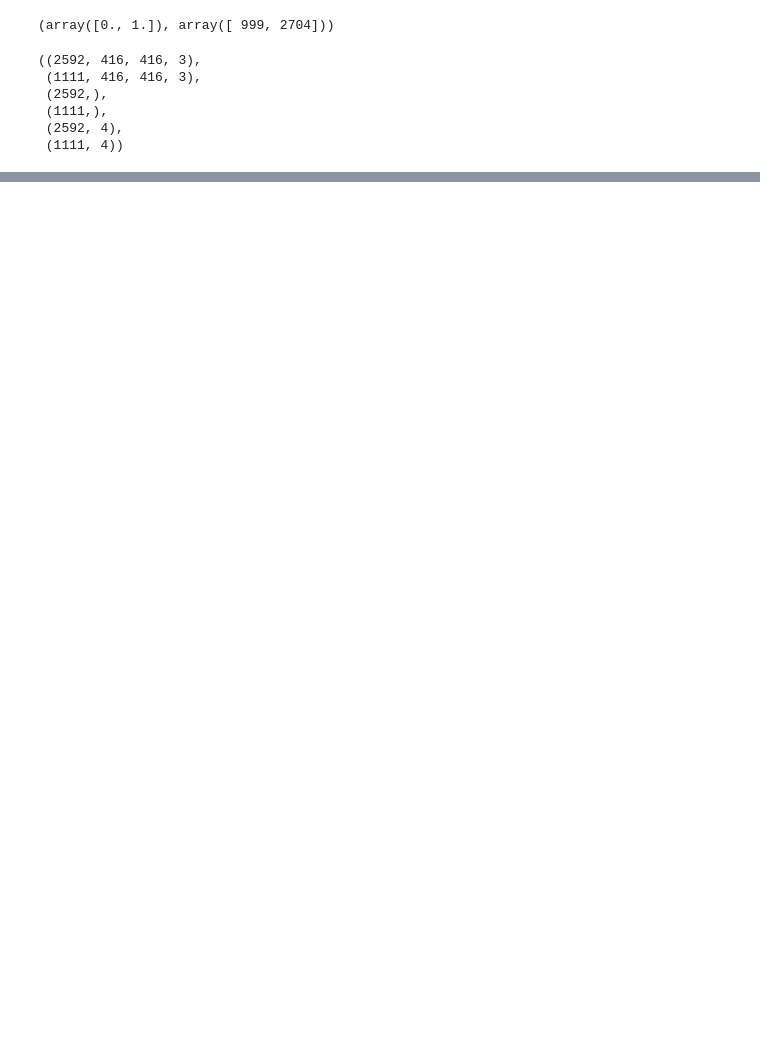
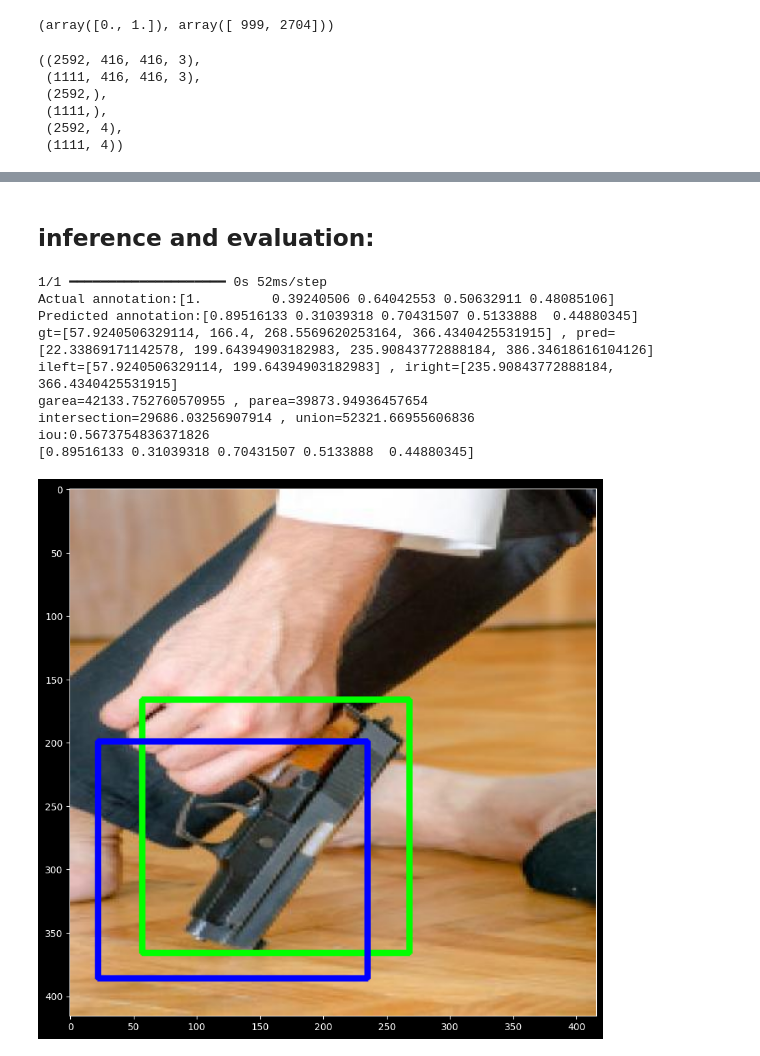
Before and after one commit to sanketmishra009/aiml, a Jupyter notebook: deepLearning/vision/lectures/localization_rough.ipynb, the cells around one changed output, grey strips where cells are left out. Cells and saved outputs as stored; diff of their text form; code cells hidden in the pictures; blank space fills up the shorter version.

```diff
--- a/deepLearning/vision/lectures/localization_rough.ipynb
+++ b/deepLearning/vision/lectures/localization_rough.ipynb
@@ -113,12 +136,16 @@ ximage.shape , xtimage.shape , yclass.shape , ytclass.shape , ybox.shape , ytbox
 # %%
 # create localization model using resnet101:
 import tensorflow as tf
-from tensorflow.keras.layers import Dense , Flatten , Input
+from tensorflow.keras.layers import Dense , Flatten , Input , GlobalAveragePooling2D
 
 r101 = tf.keras.applications.ResNet101(weights = 'imagenet' , include_top= False , input_tensor = Input(shape = (416 , 416 , 3)))
-r101.trainable = False
+for layer in r101.layers:
+    layer.trainable = False
+
+for l in r101.layers[-150:]:
+    l.trainable = True
 rout = r101.output
-flat = Flatten()(rout)
+flat = GlobalAveragePooling2D()(rout)
 
 #classification head:
 x = Dense(128 , activation = 'relu')(flat)
@@ -128,6 +155,7 @@ cout = Dense(1 , activation = 'sigmoid' , name = 'class_output')(x)
 
 #regression head:
 x = Dense(128 , activation = 'relu')(flat)
+# x = Dense(128 , activation = 'relu')(x)
 x = Dense(64 , activation = 'relu')(x)
 x = Dense(32 , activation = 'relu')(x)
 rout = Dense(4 , activation = 'sigmoid' , name = 'box_output')(x)
@@ -159,16 +243,16 @@ Model: "functional"
 # %%
 losses = {
     'class_output' : 'binary_crossentropy',
-    'box_output': 'mean_squared_error'
+    'box_output': tf.keras.losses.Huber(delta=0.4)
 }
 
 loss_weights = {
-    'box_output' : 4.0,
+    'box_output' : 15.0,
     'class_output' : 1.0
 }
 
 metrics = {
-    'box_output' : 'mse',
+    'box_output' : tf_iou,
     'class_output' : 'accuracy'
 }
 
@@ -212,0 +296,48 @@ model.save('./models/localization/resnet_modified.keras')
+# %% [markdown]
+## inference and evaluation:
+# %%
+# function to plot predicted box along with actual box:
+
+def predict(image , model , mode = 'single'):
+    if mode == 'single':
+        image = np.expand_dims(image , axis = 0)
+        box , cl = model.predict(image)
+        return box[0] , cl[0]
+    box , cl = model.predict(image)
+    return box , cl
+def plotPredictedImage(image , annotation , pannotation):
+    print(f"{pannotation}")
+    box = get_box(annotation)
+    pbox = get_box(pannotation)
+    image = image.copy()
+    image = cv2.rectangle(image , (box[0] , box[1]) , (box[2] , box[3]) , (0 , 255 , 0) , 3)
+    image = cv2.rectangle(image , (pbox[0] , pbox[1]) , (pbox[2] , pbox[3]) , (0 , 0 , 255) , 3)
+    plt.figure(figsize=(10 , 10))
+    plt.clf()
+    plt.cla()
+    plt.imshow(image)
+    plt.show()
+    plt.close('all')
+
+
+i = np.random.randint(600)
+# np.concatenate([ytclass.reshape(-1 , 1) , ytbox] , axis = 1)[i] , np.concatenate([cl[0] , pannotation[0]])
+box , cl = predict(xtimage[i] , model)
+annot = np.concatenate([ytclass.reshape(-1 , 1) , ytbox] , axis = 1)
+annot = annot[i]
+pannot = np.concatenate([cl , box])
+print(f"Actual annotation:{annot}")
+print(f"Predicted annotation:{pannot}")
+print(f"iou:{iou(annot , pannot)}")
+plotPredictedImage(xtimage[i] , annot , pannot)
+# %% [output]
+1/1 ━━━━━━━━━━━━━━━━━━━━ 0s 52ms/step
+Actual annotation:[1.         0.39240506 0.64042553 0.50632911 0.48085106]
+Predicted annotation:[0.89516133 0.31039318 0.70431507 0.5133888  0.44880345]
+gt=[57.9240506329114, 166.4, 268.5569620253164, 366.4340425531915] , pred=[22.33869171142578, 199.64394903182983, 235.90843772888184, 386.34618616104126]
+ileft=[57.9240506329114, 199.64394903182983] , iright=[235.90843772888184, 366.4340425531915]
+garea=42133.752760570955 , parea=39873.94936457654
+intersection=29686.03256907914 , union=52321.66955606836
+iou:0.5673754836371826
+[0.89516133 0.31039318 0.70431507 0.5133888  0.44880345]
+[figure, added]
```
Also changed, not shown: parts of 8 cells of this notebook, 7 other files.
